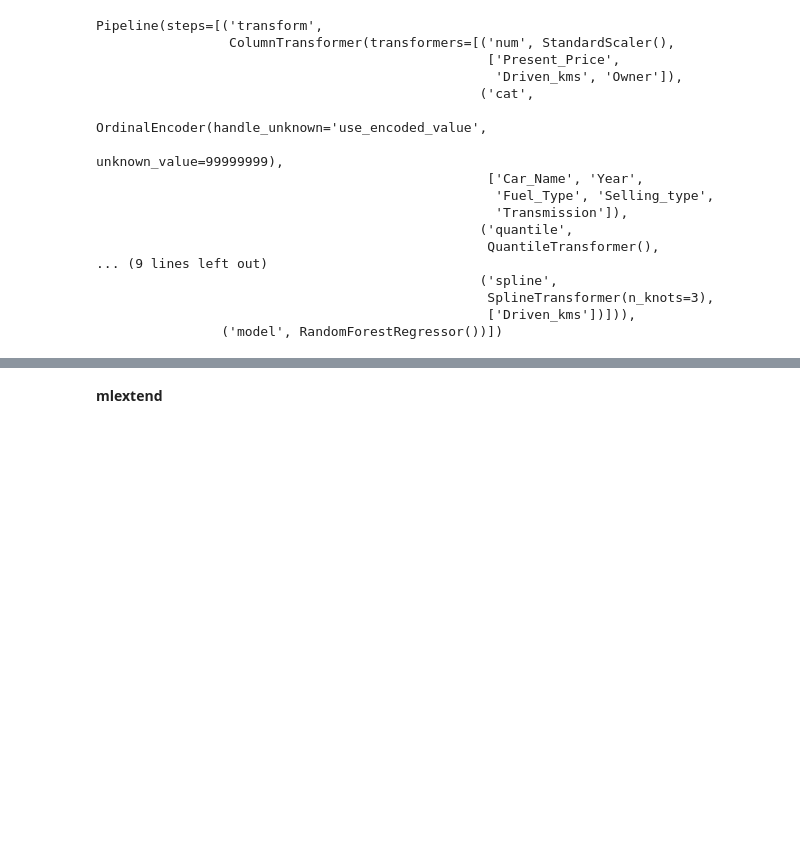
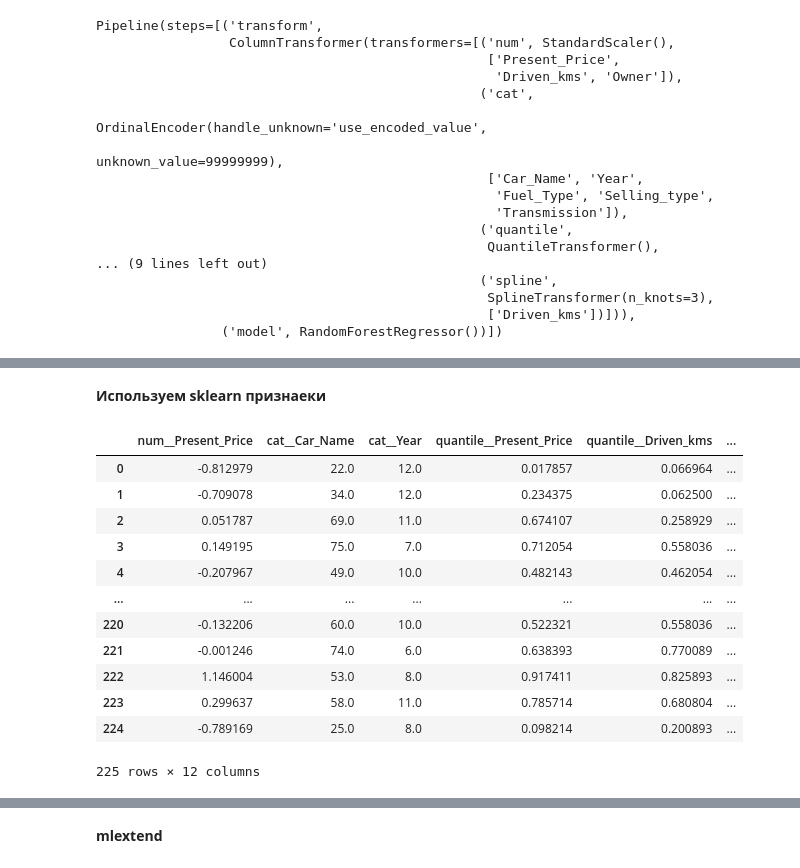
Before and after one commit to SmetaninAS/IISLR1, a Jupyter notebook: research/research.ipynb, the cells around one changed output, grey strips where cells are left out. Saved outputs shown, nothing was run; the diff lists cells and outputs as text; code cells hidden in the pictures; blank space fills up the shorter version.

```diff
--- a/research/research.ipynb
+++ b/research/research.ipynb
@@ -337,8 +338,8 @@ preprocessor_sklearn = ColumnTransformer(
     ) # Удаляем столбцы, которые не затронуты преобразования
 # %%
 ## не влезаем в float64 в полиномальном преобразовании. Использовать его нужно с умом!
-X_train_sklearn[['Present_Price','Driven_kms']] = X_train_sklearn[['Present_Price','Driven_kms']].astype('float128')
-X_train_sklearn[['Present_Price','Driven_kms']] = X_train_sklearn[['Present_Price','Driven_kms']].astype('float128')
+X_train_sklearn[['Present_Price','Driven_kms']] = X_train_sklearn[['Present_Price','Driven_kms']].astype('float64')
+X_train_sklearn[['Present_Price','Driven_kms']] = X_train_sklearn[['Present_Price','Driven_kms']].astype('float64')
 # %%
 X_train_sklearn_raw = preprocessor_sklearn.fit_transform(X_train_sklearn)
 X_train_sklearn = pd.DataFrame(X_train_sklearn_raw, columns=preprocessor_sklearn.get_feature_names_out())
@@ -436,0 +419,2 @@ assert (run.info.status =='FINISHED')
+# %% [markdown]
+**Используем sklearn признаеки**
@@ -436,0 +423,20 @@ assert (run.info.status =='FINISHED')
+# %%
+rfe_skl_selector = RFE(estimator=regressor, n_features_to_select=12, step = 0.2) #drop 20% of features each iteration
+X_train_skl_rfe = rfe_skl_selector.fit_transform(X_train_sklearn,y_train)
+# %%
+X_train_skl_rfe = pd.DataFrame(X_train_skl_rfe, columns=rfe_skl_selector.get_feature_names_out())
+X_train_skl_rfe
+# %% [output]
+|  | num__Present_Price | cat__Car_Name | cat__Year | quantile__Present_Price | quantile__Driven_kms | ... |
+| 0 | -0.812979 | 22.0 | 12.0 | 0.017857 | 0.066964 | ... |
+| 1 | -0.709078 | 34.0 | 12.0 | 0.234375 | 0.062500 | ... |
+| 2 | 0.051787 | 69.0 | 11.0 | 0.674107 | 0.258929 | ... |
+| 3 | 0.149195 | 75.0 | 7.0 | 0.712054 | 0.558036 | ... |
+| 4 | -0.207967 | 49.0 | 10.0 | 0.482143 | 0.462054 | ... |
+| ... | ... | ... | ... | ... | ... | ... |
+| 220 | -0.132206 | 60.0 | 10.0 | 0.522321 | 0.558036 | ... |
+| 221 | -0.001246 | 74.0 | 6.0 | 0.638393 | 0.770089 | ... |
+| 222 | 1.146004 | 53.0 | 8.0 | 0.917411 | 0.825893 | ... |
+| 223 | 0.299637 | 58.0 | 11.0 | 0.785714 | 0.680804 | ... |
+| 224 | -0.789169 | 25.0 | 8.0 | 0.098214 | 0.200893 | ... |
+225 rows × 12 columns
```
Also changed, not shown: parts of 37 cells of this notebook, 6 other files.
